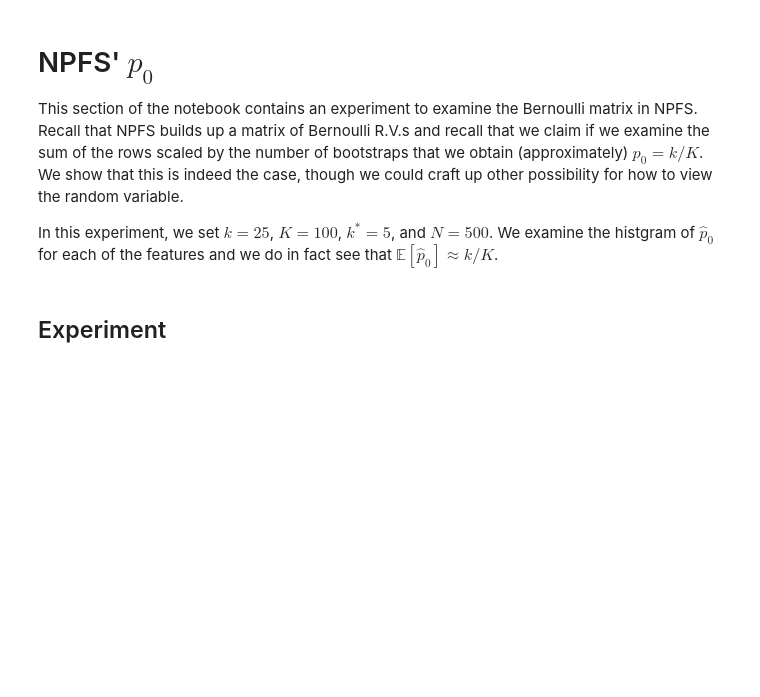
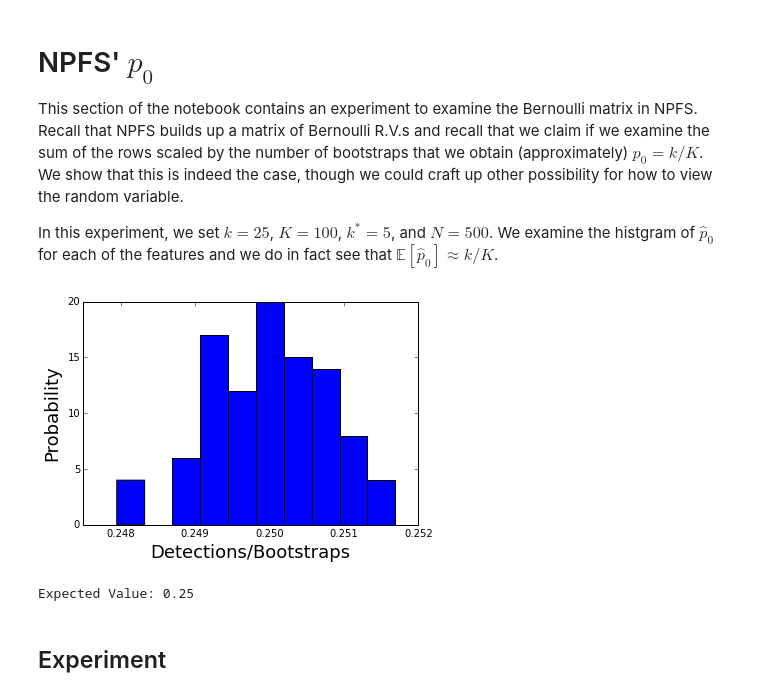
Before and after one commit to gditzler/FSE, a Jupyter notebook: Experiments.ipynb, the cells around one changed output. Saved outputs shown, nothing was run; the diff lists cells and outputs as text; code cells hidden in the pictures; blank space fills up the shorter version.

```diff
--- a/Experiments.ipynb
+++ b/Experiments.ipynb
@@ -151,27 +162,30 @@ This section of the notebook contains an experiment to examine the Bernoulli mat
 
 In this experiment, we set $k = 25$, $K=100$, $k^*=5$, and $N=500$. We examine the histgram of $\hat{p}_0$ for each of the features and we do in fact see that $\mathbb{E}[\hat{p}_0] \approx k/K$.
 # %%
-n_boots, n_feats, n_relev, n_selec, n_averages = 100, 100, 5, 25, 100
+n_boots, n_feats, n_relev, n_selec, n_averages = 500, 100, 5, 25, 500
 axis_font = {'size':'18'}
 binz = 10
 bino_vec = np.zeros((n_feats,))
 
 for na in range(n_averages):
     bino_mat = np.zeros([n_feats, n_boots])
     for n in range(n_boots):
         x = np.random.permutation(n_feats)
         x = x[:n_selec]
         bino_mat[x[:n_selec], n] = 1.
     bino_vec += bino_mat.sum(axis=1)/n_boots
 
 bino_vec /= n_averages
 n, bins, patches = plt.hist(bino_vec, binz)
 plt.xlabel('Detections/Bootstraps', **axis_font)
 plt.ylabel('Probability', **axis_font)
 plt.savefig('npfs_detections.pdf', bbox_inches='tight')
 plt.show()
 
 print "Expected Value:", bino_vec.mean()
+# %% [output]
+[figure, added]
+Expected Value: 0.25
 # %% [markdown]
 ## Experiment
 # %%
```
Also changed, not shown: parts of 10 cells of this notebook, 3 other files.
